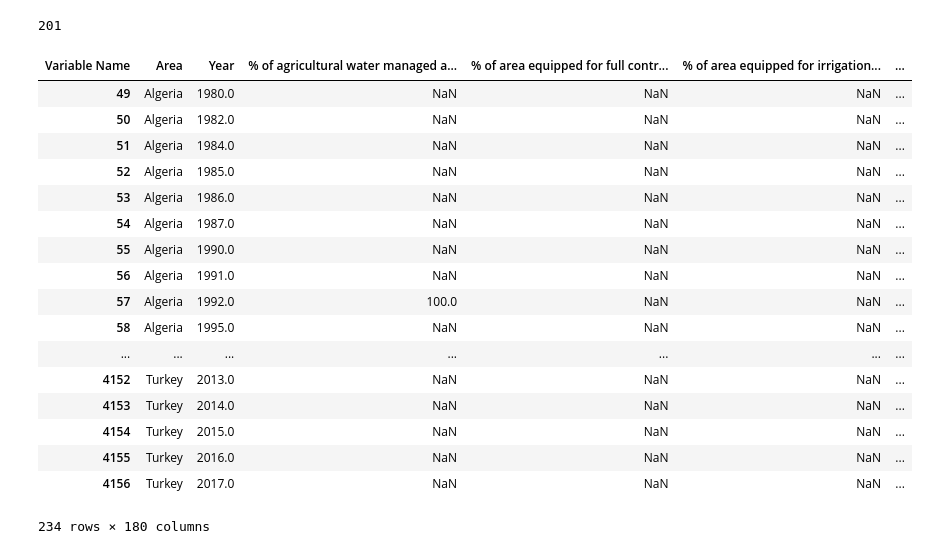
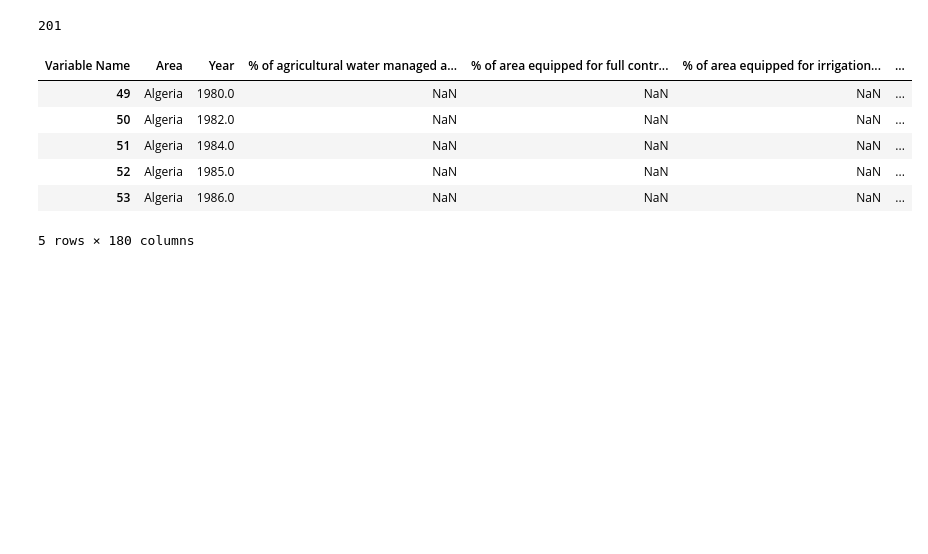
Before and after one commit to morakha/MENA-Water-Resource-Allocation---ML-approach, a Jupyter notebook: ERG 131 Clean data (Final Project).ipynb, the cells around one changed output. Cells and saved outputs as stored; diff of their text form; code cells hidden in the pictures; blank space fills up the shorter version.

```diff
--- a/ERG 131 Clean data (Final Project).ipynb
+++ b/ERG 131 Clean data (Final Project).ipynb
@@ -73,23 +50,12 @@ len(clean_df.Area.unique())
 # %%
 c = ['Armenia','Azerbaijan','Morocco','Algeria','Tunisia','Egypt','Turkey','Greece','Cyprus']
 MENA = clean_df[clean_df.Area.isin(c)]
-MENA
+MENA.head()
 # %% [output]
 | Variable Name | Area | Year | % of agricultural water managed a... | % of area equipped for full contr... | % of area equipped for irrigation... | ... |
 | 49 | Algeria | 1980.0 | NaN | NaN | NaN | ... |
 | 50 | Algeria | 1982.0 | NaN | NaN | NaN | ... |
 | 51 | Algeria | 1984.0 | NaN | NaN | NaN | ... |
 | 52 | Algeria | 1985.0 | NaN | NaN | NaN | ... |
 | 53 | Algeria | 1986.0 | NaN | NaN | NaN | ... |
-| 54 | Algeria | 1987.0 | NaN | NaN | NaN | ... |
-| 55 | Algeria | 1990.0 | NaN | NaN | NaN | ... |
-| 56 | Algeria | 1991.0 | NaN | NaN | NaN | ... |
-| 57 | Algeria | 1992.0 | 100.0 | NaN | NaN | ... |
-| 58 | Algeria | 1995.0 | NaN | NaN | NaN | ... |
-| ... | ... | ... | ... | ... | ... | ... |
-| 4152 | Turkey | 2013.0 | NaN | NaN | NaN | ... |
-| 4153 | Turkey | 2014.0 | NaN | NaN | NaN | ... |
-| 4154 | Turkey | 2015.0 | NaN | NaN | NaN | ... |
-| 4155 | Turkey | 2016.0 | NaN | NaN | NaN | ... |
-| 4156 | Turkey | 2017.0 | NaN | NaN | NaN | ... |
-234 rows × 180 columns
+5 rows × 180 columns
```
Also changed, not shown: parts of 15 cells of this notebook, 1 other file.
